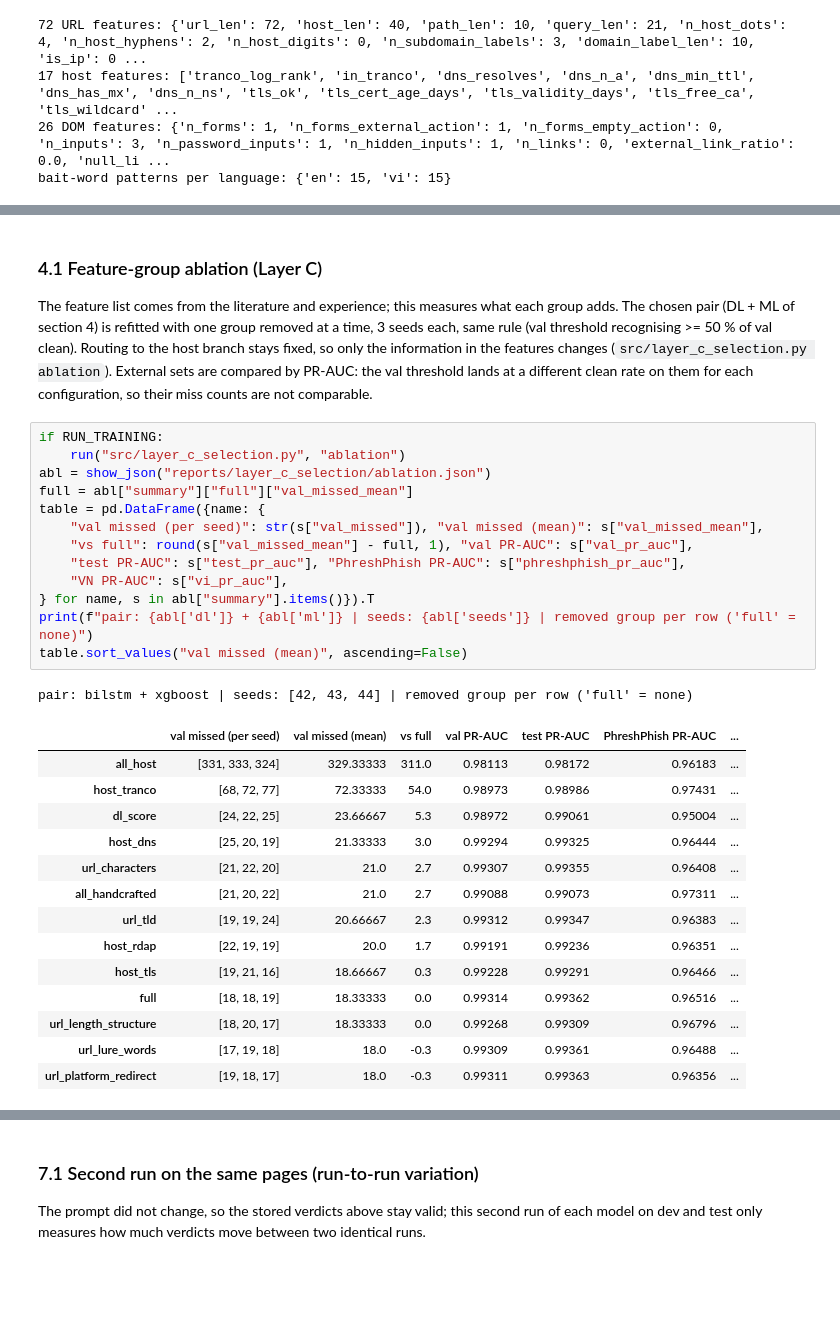
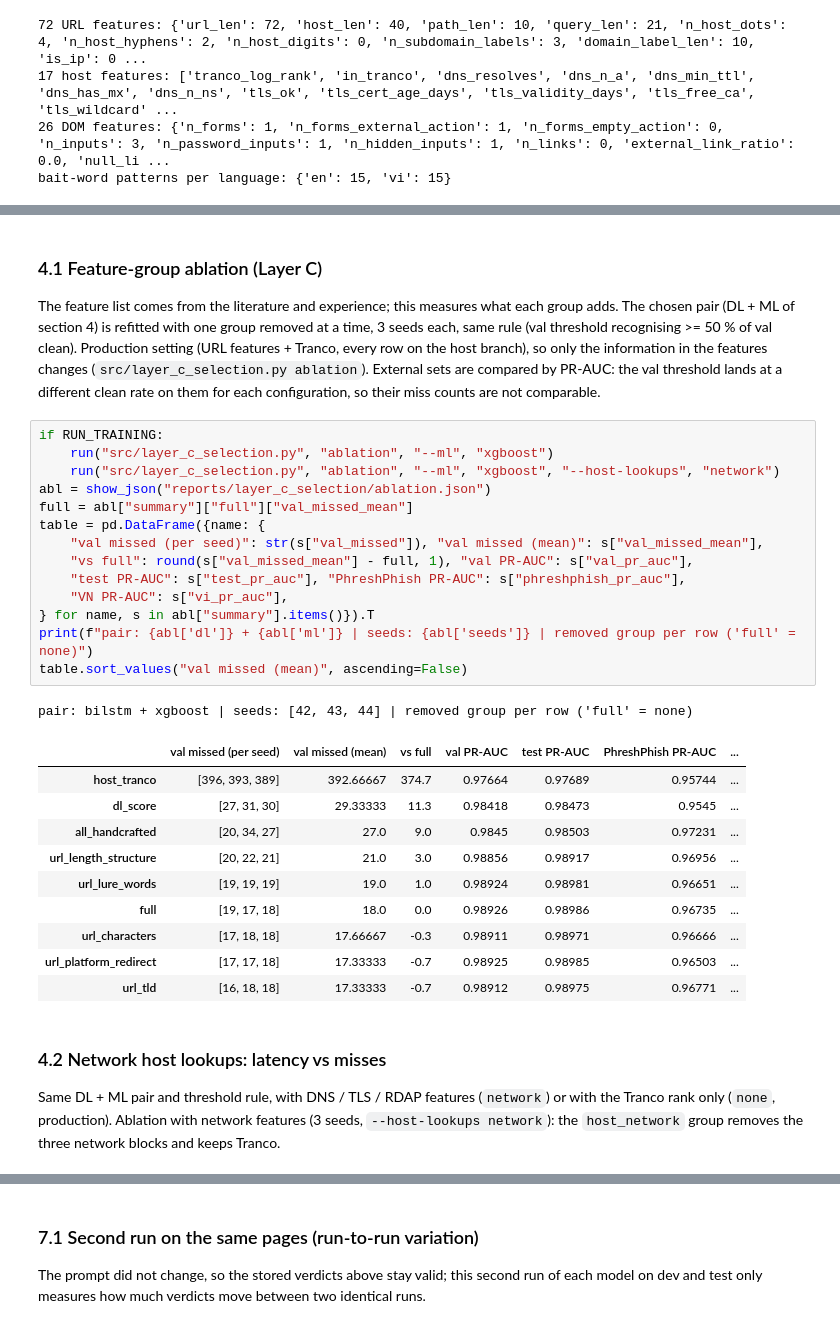
Before and after one commit to Harry1211-web/Dectect-URL-Phishing-with-LLM-pipline, a Jupyter notebook: notebooks/pipeline_experiment.ipynb, the cells around one changed output, grey strips where cells are left out. Cells and saved outputs as stored; diff of their text form; blank space fills up the shorter version.

```diff
--- a/notebooks/pipeline_experiment.ipynb
+++ b/notebooks/pipeline_experiment.ipynb
@@ -320,36 +385,39 @@ chosen: url_only
 
 The feature list comes from the literature and experience; this measures what each group adds.
 The chosen pair (DL + ML of section 4) is refitted with one group removed at a time, 3 seeds each,
-same rule (val threshold recognising >= 50 % of val clean). Routing to the host branch stays fixed,
-so only the information in the features changes (`src/layer_c_selection.py ablation`).
+same rule (val threshold recognising >= 50 % of val clean). Production setting (URL features + Tranco, every row on
+the host branch), so only the information in the features changes (`src/layer_c_selection.py ablation`).
 External sets are compared by PR-AUC: the val threshold lands at a different clean rate on them for
 each configuration, so their miss counts are not comparable.
 # %%
 if RUN_TRAINING:
-    run("src/layer_c_selection.py", "ablation")
+    run("src/layer_c_selection.py", "ablation", "--ml", "xgboost")
+    run("src/layer_c_selection.py", "ablation", "--ml", "xgboost", "--host-lookups", "network")
 abl = show_json("reports/layer_c_selection/ablation.json")
 full = abl["summary"]["full"]["val_missed_mean"]
 table = pd.DataFrame({name: {
     "val missed (per seed)": str(s["val_missed"]), "val missed (mean)": s["val_missed_mean"],
     "vs full": round(s["val_missed_mean"] - full, 1), "val PR-AUC": s["val_pr_auc"],
     "test PR-AUC": s["test_pr_auc"], "PhreshPhish PR-AUC": s["phreshphish_pr_auc"],
     "VN PR-AUC": s["vi_pr_auc"],
 } for name, s in abl["summary"].items()}).T
 print(f"pair: {abl['dl']} + {abl['ml']} | seeds: {abl['seeds']} | removed group per row ('full' = none)")
 table.sort_values("val missed (mean)", ascending=False)
 # %% [output]
 pair: bilstm + xgboost | seeds: [42, 43, 44] | removed group per row ('full' = none)
 |  | val missed (per seed) | val missed (mean) | vs full | val PR-AUC | test PR-AUC | PhreshPhish PR-AUC | ... |
-| all_host | [331, 333, 324] | 329.33333 | 311.0 | 0.98113 | 0.98172 | 0.96183 | ... |
-| host_tranco | [68, 72, 77] | 72.33333 | 54.0 | 0.98973 | 0.98986 | 0.97431 | ... |
-| dl_score | [24, 22, 25] | 23.66667 | 5.3 | 0.98972 | 0.99061 | 0.95004 | ... |
-| host_dns | [25, 20, 19] | 21.33333 | 3.0 | 0.99294 | 0.99325 | 0.96444 | ... |
-| url_characters | [21, 22, 20] | 21.0 | 2.7 | 0.99307 | 0.99355 | 0.96408 | ... |
-| all_handcrafted | [21, 20, 22] | 21.0 | 2.7 | 0.99088 | 0.99073 | 0.97311 | ... |
-| url_tld | [19, 19, 24] | 20.66667 | 2.3 | 0.99312 | 0.99347 | 0.96383 | ... |
-| host_rdap | [22, 19, 19] | 20.0 | 1.7 | 0.99191 | 0.99236 | 0.96351 | ... |
-| host_tls | [19, 21, 16] | 18.66667 | 0.3 | 0.99228 | 0.99291 | 0.96466 | ... |
-| full | [18, 18, 19] | 18.33333 | 0.0 | 0.99314 | 0.99362 | 0.96516 | ... |
-| url_length_structure | [18, 20, 17] | 18.33333 | 0.0 | 0.99268 | 0.99309 | 0.96796 | ... |
-| url_lure_words | [17, 19, 18] | 18.0 | -0.3 | 0.99309 | 0.99361 | 0.96488 | ... |
-| url_platform_redirect | [19, 18, 17] | 18.0 | -0.3 | 0.99311 | 0.99363 | 0.96356 | ... |
+| host_tranco | [396, 393, 389] | 392.66667 | 374.7 | 0.97664 | 0.97689 | 0.95744 | ... |
+| dl_score | [27, 31, 30] | 29.33333 | 11.3 | 0.98418 | 0.98473 | 0.9545 | ... |
+| all_handcrafted | [20, 34, 27] | 27.0 | 9.0 | 0.9845 | 0.98503 | 0.97231 | ... |
+| url_length_structure | [20, 22, 21] | 21.0 | 3.0 | 0.98856 | 0.98917 | 0.96956 | ... |
+| url_lure_words | [19, 19, 19] | 19.0 | 1.0 | 0.98924 | 0.98981 | 0.96651 | ... |
+| full | [19, 17, 18] | 18.0 | 0.0 | 0.98926 | 0.98986 | 0.96735 | ... |
+| url_characters | [17, 18, 18] | 17.66667 | -0.3 | 0.98911 | 0.98971 | 0.96666 | ... |
+| url_platform_redirect | [17, 17, 18] | 17.33333 | -0.7 | 0.98925 | 0.98985 | 0.96503 | ... |
+| url_tld | [16, 18, 18] | 17.33333 | -0.7 | 0.98912 | 0.98975 | 0.96771 | ... |
+# %% [markdown]
+### 4.2 Network host lookups: latency vs misses
+
+Same DL + ML pair and threshold rule, with DNS / TLS / RDAP features (`network`) or with the
+Tranco rank only (`none`, production). Ablation with network features (3 seeds,
+`--host-lookups network`): the `host_network` group removes the three network blocks and keeps Tranco.
```
Also changed, not shown: parts of 32 cells of this notebook, 32 other files.
